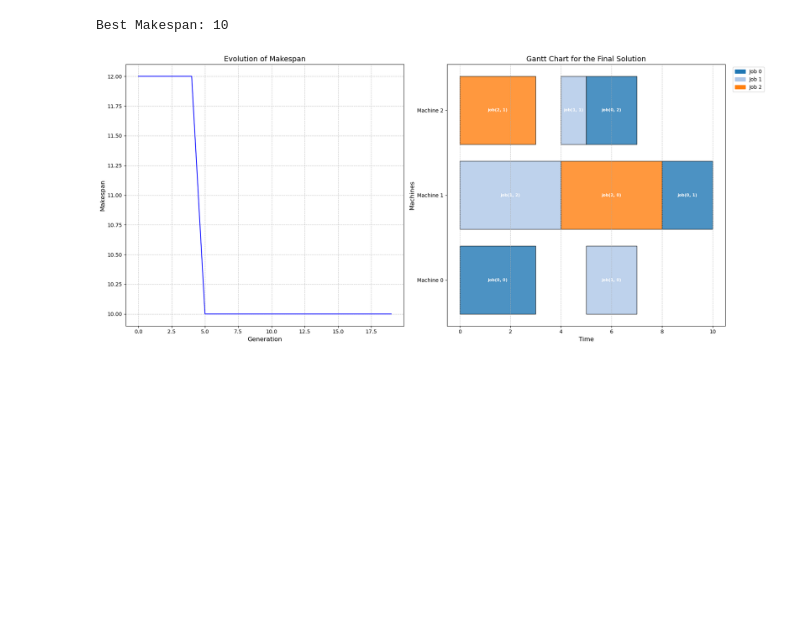
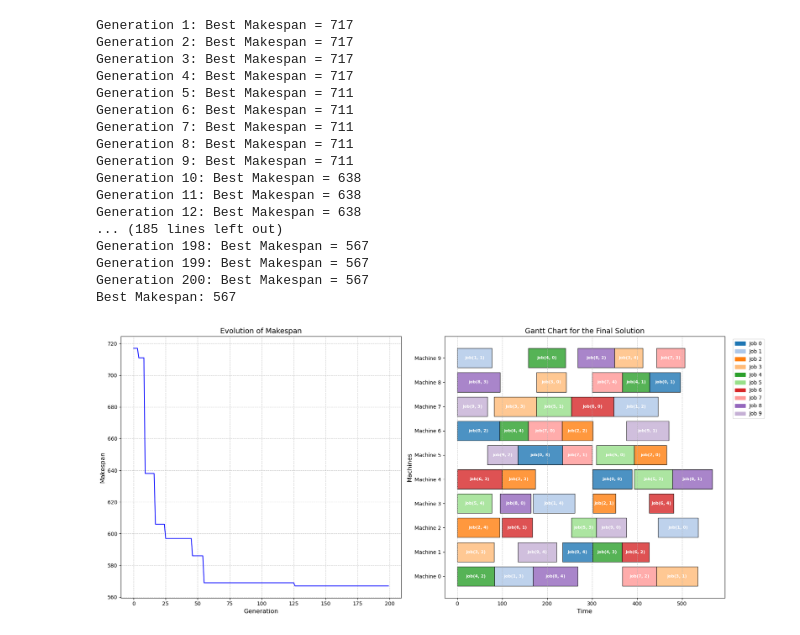
Before and after one commit to Danie1Arias/A2-DanielArias-BeatrizEnriquez, a Jupyter notebook: A2_DanielArias-BeatrizEnriquez.ipynb, the cells around one changed output. Saved outputs shown, nothing was run; the diff lists cells and outputs as text; code cells hidden in the pictures; blank space fills up the shorter version.

Commit message:
Selection Schemes

```diff
--- a/A2_DanielArias-BeatrizEnriquez.ipynb
+++ b/A2_DanielArias-BeatrizEnriquez.ipynb
@@ -1,29 +1,45 @@
 # %%
 from GeneticAlgorithm import GeneticAlgorithm
 
-data = [
+data1 = [
     [4, 88, 8, 68, 6, 94, 5, 99, 1, 67],
     [2, 89, 9, 77, 7, 99, 0, 86, 3, 92],
     [5, 72, 3, 50, 6, 69, 4, 75, 2, 94],
     [8, 66, 0, 92, 1, 82, 7, 94, 9, 63],
     [9, 83, 8, 61, 0, 83, 1, 65, 6, 64],
     [5, 85, 7, 78, 4, 85, 2, 55, 3, 77],
     [7, 94, 2, 68, 1, 61, 4, 99, 3, 54],
     [6, 75, 5, 66, 0, 76, 9, 63, 8, 67],
     [3, 69, 4, 88, 9, 82, 8, 95, 0, 99],
     [2, 67, 6, 95, 5, 68, 7, 67, 1, 86]
 ]
 
-data = [
+data2 = [
     [0, 3, 1, 2, 2, 2],
     [0, 2, 2, 1, 1, 4],
     [1, 4, 2, 3]
 ]
 
-ga = GeneticAlgorithm(data, population_size=3, generations=20, mutation_rate=0.1, elitism=0.1)
+ga = GeneticAlgorithm(data1, population_size=100, generations=200, mutation_rate=0.1, elitism=0.1, selection_scheme='sus')
 best_solution, best_makespan, evolution, schedule = ga.run()
 print("Best Makespan:", best_makespan)
 ga.plot_results(evolution, schedule)
 # %% [output]
-Best Makespan: 10
+Generation 1: Best Makespan = 717
+Generation 2: Best Makespan = 717
+Generation 3: Best Makespan = 717
+Generation 4: Best Makespan = 717
+Generation 5: Best Makespan = 711
+Generation 6: Best Makespan = 711
+Generation 7: Best Makespan = 711
+Generation 8: Best Makespan = 711
+Generation 9: Best Makespan = 711
+Generation 10: Best Makespan = 638
+Generation 11: Best Makespan = 638
+Generation 12: Best Makespan = 638
+... (185 lines left out)
+Generation 198: Best Makespan = 567
+Generation 199: Best Makespan = 567
+Generation 200: Best Makespan = 567
+Best Makespan: 567
-[figure, old version]
+[figure, new version]
```
Also changed, not shown: 1 other file.
